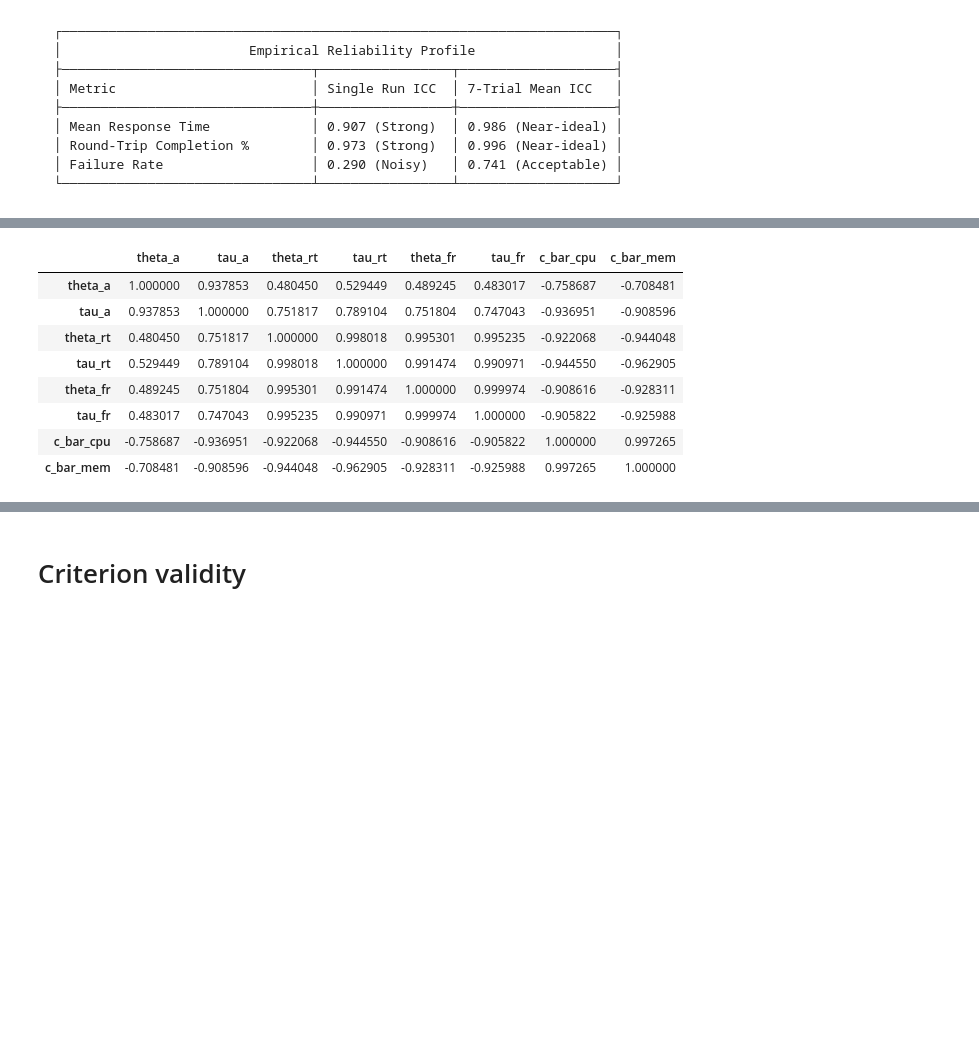
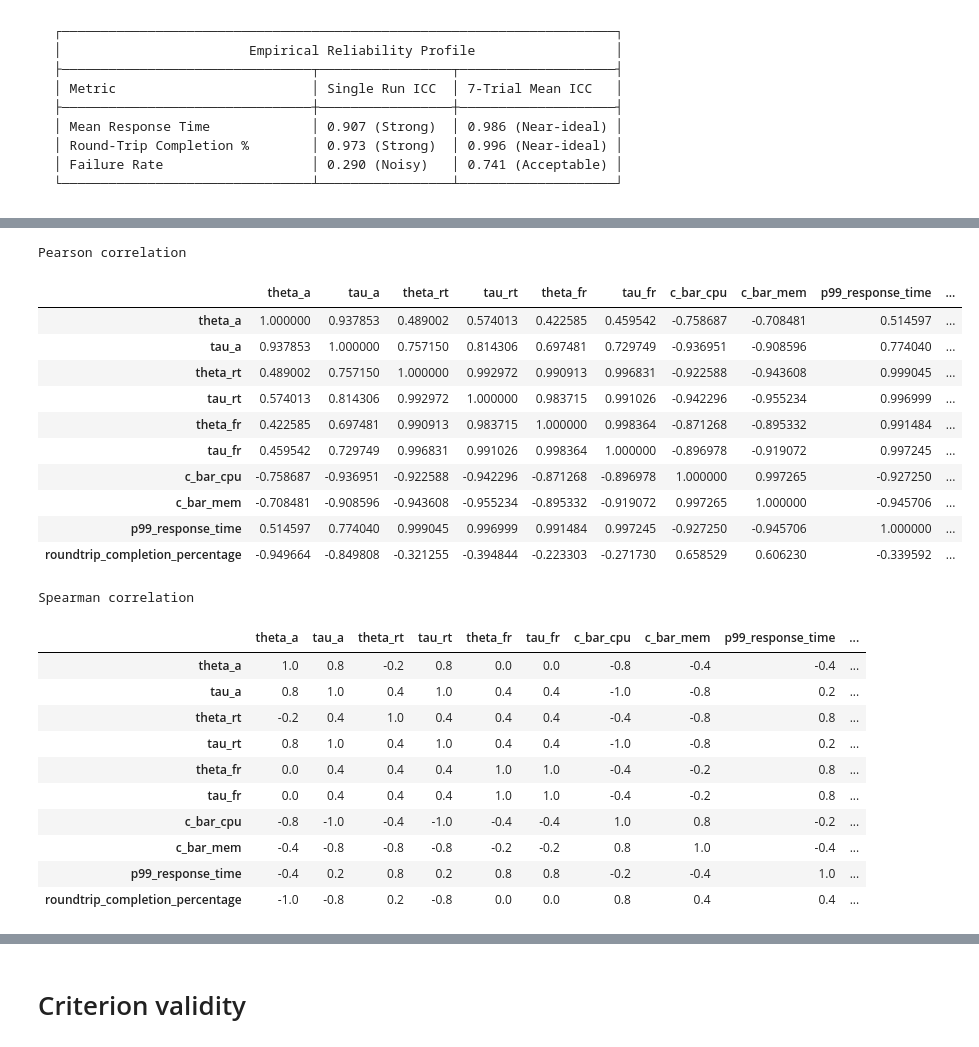
Before and after one commit to kasbench/kasbench-analysis, a Jupyter notebook: src/experiment_3.ipynb, the cells around one changed output, grey strips where cells are left out. Cells and saved outputs as stored; diff of their text form; code cells hidden in the pictures; blank space fills up the shorter version.

```diff
--- a/src/experiment_3.ipynb
+++ b/src/experiment_3.ipynb
@@ -1346,31 +1370,47 @@ Metrics capture complementary dynamics rather than proxying each other
 # %%
 trial_summary_df
 
 autoscaler_summary_df = trial_summary_df.groupby(["autoscaler"]).agg(
-    # mean_response_time=("mean_response_time", "mean"),
-    # failure_rate=("failure_rate", "mean"),
-    # roundtrip_completion_percentage=("roundtrip_completion_percentage", "mean"),
     theta_a=("theta_a", "mean"),
     tau_a=("tau_a", "mean"),
     theta_rt=("theta_rt", "mean"),
     tau_rt=("tau_rt", "mean"),
     theta_fr=("theta_fr", "mean"),
     tau_fr=("tau_fr", "mean"),
     c_bar_cpu=("c_bar_cpu", "mean"),
     c_bar_mem=("c_bar_mem", "mean"),
+    p99_response_time=("p99_response_time", "mean"),
+    roundtrip_completion_percentage=("roundtrip_completion_percentage", "mean"),
+
 ).reset_index()
 autoscaler_summary_df
-# make the autoscaler column the index
 autoscaler_summary_df.set_index("autoscaler", inplace=True)
-autoscaler_summary_df.corr(method="pearson")
-# autoscaler_summary_df.corr(method="spearman")
+print("Pearson correlation")
+display(autoscaler_summary_df.corr(method="pearson"))
+print("\nSpearman correlation")
+display(autoscaler_summary_df.corr(method="spearman"))
 # %% [output]
+Pearson correlation
-|  | theta_a | tau_a | theta_rt | tau_rt | theta_fr | tau_fr | c_bar_cpu | c_bar_mem |
-| theta_a | 1.000000 | 0.937853 | 0.480450 | 0.529449 | 0.489245 | 0.483017 | -0.758687 | -0.708481 |
-| tau_a | 0.937853 | 1.000000 | 0.751817 | 0.789104 | 0.751804 | 0.747043 | -0.936951 | -0.908596 |
-| theta_rt | 0.480450 | 0.751817 | 1.000000 | 0.998018 | 0.995301 | 0.995235 | -0.922068 | -0.944048 |
-| tau_rt | 0.529449 | 0.789104 | 0.998018 | 1.000000 | 0.991474 | 0.990971 | -0.944550 | -0.962905 |
-| theta_fr | 0.489245 | 0.751804 | 0.995301 | 0.991474 | 1.000000 | 0.999974 | -0.908616 | -0.928311 |
-| tau_fr | 0.483017 | 0.747043 | 0.995235 | 0.990971 | 0.999974 | 1.000000 | -0.905822 | -0.925988 |
-| c_bar_cpu | -0.758687 | -0.936951 | -0.922068 | -0.944550 | -0.908616 | -0.905822 | 1.000000 | 0.997265 |
-| c_bar_mem | -0.708481 | -0.908596 | -0.944048 | -0.962905 | -0.928311 | -0.925988 | 0.997265 | 1.000000 |
+|  | theta_a | tau_a | theta_rt | tau_rt | theta_fr | tau_fr | c_bar_cpu | c_bar_mem | p99_response_time | ... |
+| theta_a | 1.000000 | 0.937853 | 0.489002 | 0.574013 | 0.422585 | 0.459542 | -0.758687 | -0.708481 | 0.514597 | ... |
+| tau_a | 0.937853 | 1.000000 | 0.757150 | 0.814306 | 0.697481 | 0.729749 | -0.936951 | -0.908596 | 0.774040 | ... |
+| theta_rt | 0.489002 | 0.757150 | 1.000000 | 0.992972 | 0.990913 | 0.996831 | -0.922588 | -0.943608 | 0.999045 | ... |
+| tau_rt | 0.574013 | 0.814306 | 0.992972 | 1.000000 | 0.983715 | 0.991026 | -0.942296 | -0.955234 | 0.996999 | ... |
+| theta_fr | 0.422585 | 0.697481 | 0.990913 | 0.983715 | 1.000000 | 0.998364 | -0.871268 | -0.895332 | 0.991484 | ... |
+| tau_fr | 0.459542 | 0.729749 | 0.996831 | 0.991026 | 0.998364 | 1.000000 | -0.896978 | -0.919072 | 0.997245 | ... |
+| c_bar_cpu | -0.758687 | -0.936951 | -0.922588 | -0.942296 | -0.871268 | -0.896978 | 1.000000 | 0.997265 | -0.927250 | ... |
+| c_bar_mem | -0.708481 | -0.908596 | -0.943608 | -0.955234 | -0.895332 | -0.919072 | 0.997265 | 1.000000 | -0.945706 | ... |
+| p99_response_time | 0.514597 | 0.774040 | 0.999045 | 0.996999 | 0.991484 | 0.997245 | -0.927250 | -0.945706 | 1.000000 | ... |
+| roundtrip_completion_percentage | -0.949664 | -0.849808 | -0.321255 | -0.394844 | -0.223303 | -0.271730 | 0.658529 | 0.606230 | -0.339592 | ... |
+Spearman correlation
+|  | theta_a | tau_a | theta_rt | tau_rt | theta_fr | tau_fr | c_bar_cpu | c_bar_mem | p99_response_time | ... |
+| theta_a | 1.0 | 0.8 | -0.2 | 0.8 | 0.0 | 0.0 | -0.8 | -0.4 | -0.4 | ... |
+| tau_a | 0.8 | 1.0 | 0.4 | 1.0 | 0.4 | 0.4 | -1.0 | -0.8 | 0.2 | ... |
+| theta_rt | -0.2 | 0.4 | 1.0 | 0.4 | 0.4 | 0.4 | -0.4 | -0.8 | 0.8 | ... |
+| tau_rt | 0.8 | 1.0 | 0.4 | 1.0 | 0.4 | 0.4 | -1.0 | -0.8 | 0.2 | ... |
+| theta_fr | 0.0 | 0.4 | 0.4 | 0.4 | 1.0 | 1.0 | -0.4 | -0.2 | 0.8 | ... |
+| tau_fr | 0.0 | 0.4 | 0.4 | 0.4 | 1.0 | 1.0 | -0.4 | -0.2 | 0.8 | ... |
+| c_bar_cpu | -0.8 | -1.0 | -0.4 | -1.0 | -0.4 | -0.4 | 1.0 | 0.8 | -0.2 | ... |
+| c_bar_mem | -0.4 | -0.8 | -0.8 | -0.8 | -0.2 | -0.2 | 0.8 | 1.0 | -0.4 | ... |
+| p99_response_time | -0.4 | 0.2 | 0.8 | 0.2 | 0.8 | 0.8 | -0.2 | -0.4 | 1.0 | ... |
+| roundtrip_completion_percentage | -1.0 | -0.8 | 0.2 | -0.8 | 0.0 | 0.0 | 0.8 | 0.4 | 0.4 | ... |
```
Also changed, not shown: parts of 30 cells of this notebook, 6 other files.
